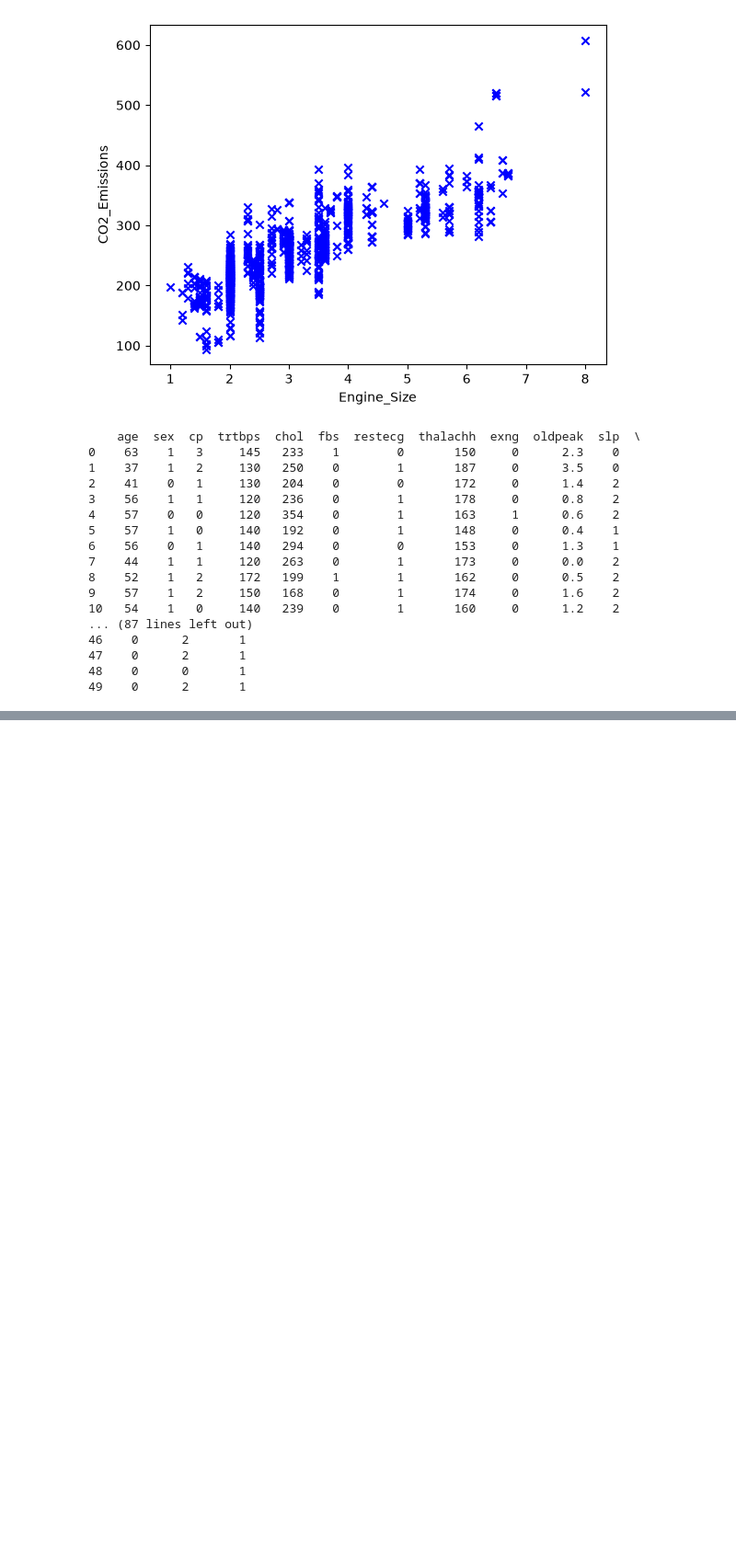
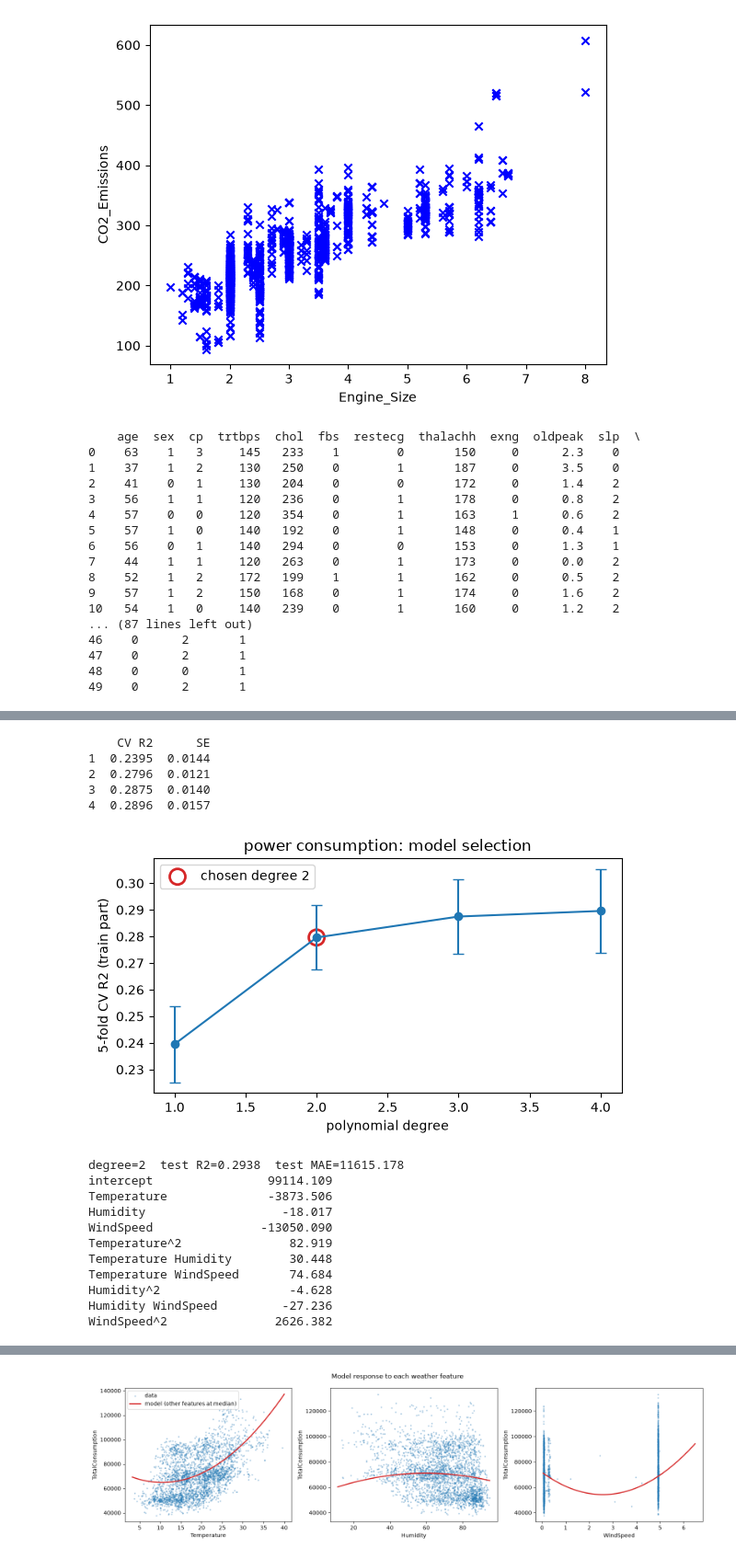
Before and after one commit to ToTheTermsOfService/id-lb3, a Jupyter notebook: assignement-3.ipynb, the cells around one changed output, grey strips where cells are left out. Shown at 92% size. Drawn from its saved outputs; the diff is of its cells as text; code cells hidden in the pictures; blank space fills up the shorter version.

```diff
--- a/assignement-3.ipynb
+++ b/assignement-3.ipynb
@@ -684,0 +215,79 @@ The best course I have ever taken, very clear explanations!                 5
+# %%
+WEATHER = ["Temperature", "Humidity", "WindSpeed"]
+
+
+def power_consumption(data):
+    """
+    Build a model, that would predict electricity consumption from the weather: temperature, humidity and wind speed.
+    Visualize model on a plot.
+
+    Args:
+        data: power consumption data.
+
+    Returns:
+        list: The list of model theta parameters.
+    """
+    zones = [column for column in data.columns if column.startswith("PowerConsumption")]
+    data = data.assign(TotalConsumption=data[zones].sum(axis=1))
+    X = data[WEATHER].to_numpy()
+    y = data["TotalConsumption"].to_numpy()
+    days = pd.to_datetime(data["Datetime"], format="%m/%d/%Y %H:%M").dt.date.to_numpy()
+
+    train_index, test_index = next(GroupShuffleSplit(n_splits=1, test_size=0.2, random_state=42).split(X, y, groups=days))
+    X_train, X_test, y_train, y_test = X[train_index], X[test_index], y[train_index], y[test_index]
+    degree, scores = select_polynomial_degree(X_train, y_train, degrees=range(1, 5), cv=GroupKFold(n_splits=5), groups=days[train_index])
+    print(scores.round(4).to_string())
+    plot_degree_scores(scores, degree, "power consumption: model selection", "power_degree_selection.png")
+    model, theta = fit_polynomial(X_train, X_test, y_train, y_test, degree)
+    print(pd.Series(theta, index=["intercept"] + list(model[0].get_feature_names_out(WEATHER))).round(3).to_string())
+
+    predictions = model.predict(X_test)
+    fig, ax = plt.subplots(figsize=(6, 6))
+    ax.scatter(y_test, predictions, s=2, alpha=0.2)
+    limits = [y.min(), y.max()]
+    ax.plot(limits, limits, color="tab:red", label="ideal prediction")
+    ax.set_xlabel("actual total consumption")
+    ax.set_ylabel("predicted total consumption")
+    ax.set_title(f"Power consumption on test days: actual vs predicted (R2={r2_score(y_test, predictions):.3f})")
+    ax.legend()
+    fig.tight_layout()
+    fig.savefig("images/power_actual_vs_predicted.png", dpi=120)
+    plt.show()
+
+    fig, axes = plt.subplots(1, 3, figsize=(16, 4.5))
+    medians = data[WEATHER].median()
+    for ax, feature in zip(axes, WEATHER):
+        grid = np.tile(medians.to_numpy(), (200, 1))
+        grid[:, WEATHER.index(feature)] = np.linspace(data[feature].min(), data[feature].max(), 200)
+        sample = data.sample(3000, random_state=42)
+        ax.scatter(sample[feature], sample["TotalConsumption"], s=3, alpha=0.3, label="data")
+        ax.plot(grid[:, WEATHER.index(feature)], model.predict(grid), color="tab:red", linewidth=2, label="model (other features at median)")
+        ax.set_xlabel(feature)
+        ax.set_ylabel("TotalConsumption")
+    axes[0].legend()
+    fig.suptitle("Model response to each weather feature")
+    fig.tight_layout()
+    fig.savefig("images/power_feature_effects.png", dpi=120)
+    plt.show()
+    return theta
+
+data = extract_texts_from_file('resources/powerconsumption.csv')
+power_consumption(data)
+# %% [output]
+    CV R2      SE
+1  0.2395  0.0144
+2  0.2796  0.0121
+3  0.2875  0.0140
+4  0.2896  0.0157
+[figure, added]
+degree=2  test R2=0.2938  test MAE=11615.178
+intercept                99114.109
+Temperature              -3873.506
+Humidity                   -18.017
+WindSpeed               -13050.090
+Temperature^2               82.919
+Temperature Humidity        30.448
+Temperature WindSpeed       74.684
+Humidity^2                  -4.628
+Humidity WindSpeed         -27.236
+WindSpeed^2               2626.382
@@ -684,0 +295 @@ The best course I have ever taken, very clear explanations!                 5
+[figure, added]
```
Also changed, not shown: parts of 35 cells of this notebook, 12 other files.
